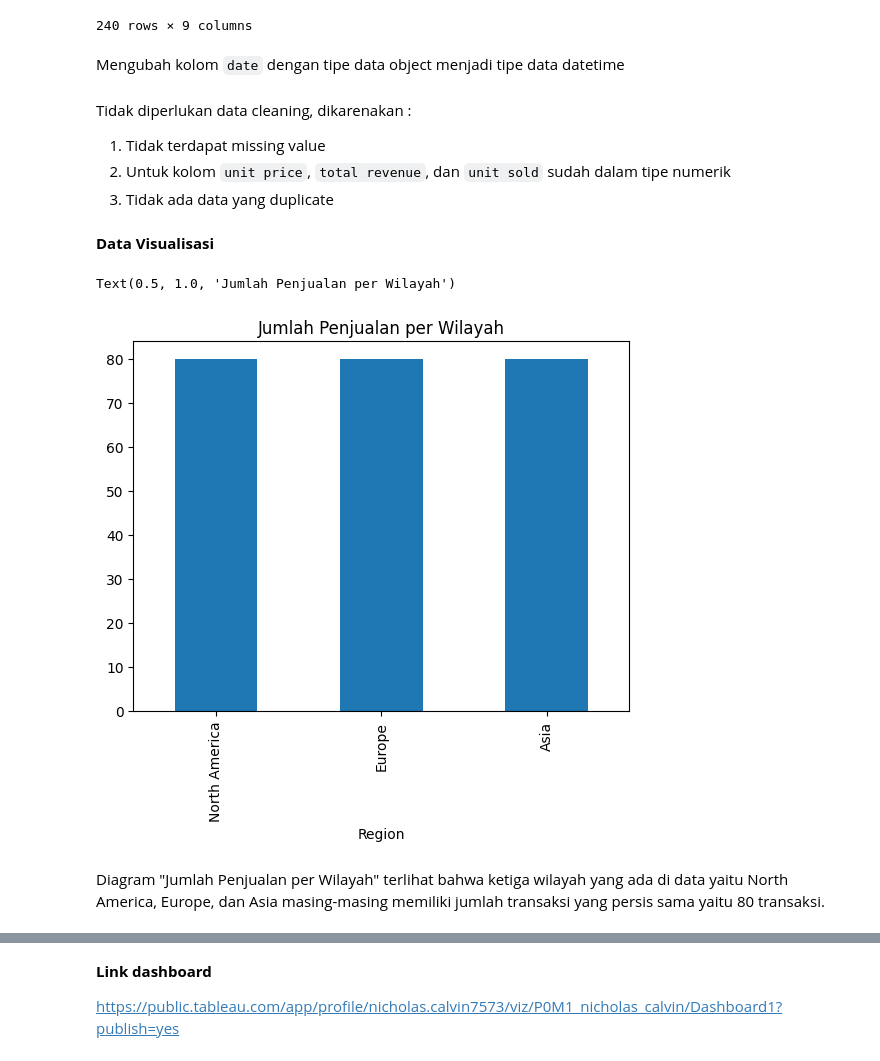
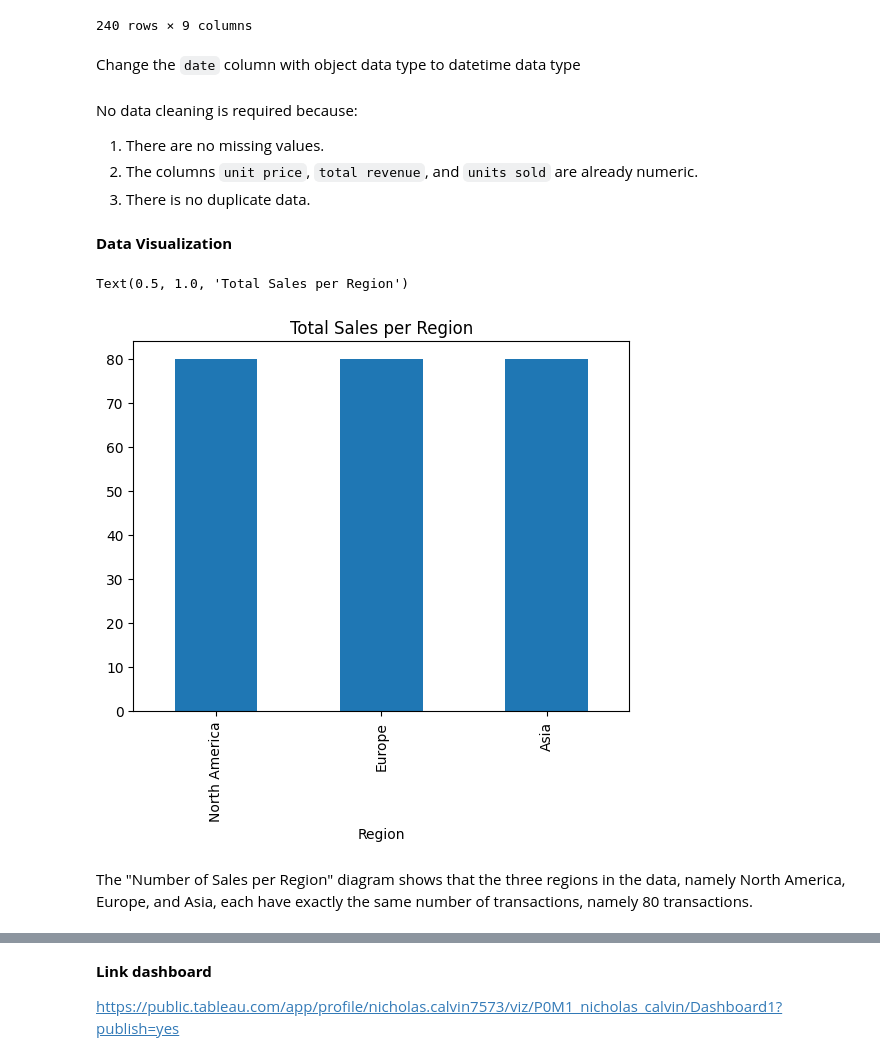
Before and after one commit to nicho365/OnlineSalesAnalytics, a Jupyter notebook: P0M1_nicholas_calvin.ipynb, the cells around one changed output, grey strips where cells are left out. Cells and saved outputs as stored; diff of their text form; code cells hidden in the pictures.

```diff
--- a/P0M1_nicholas_calvin.ipynb
+++ b/P0M1_nicholas_calvin.ipynb
@@ -75,26 +75,26 @@ None
 | 239 | 10240 | 2024-08-27 | Sports | Yeti Rambler 20 oz Tumbler | 2 | 29.99 | 59.98 | ... |
 240 rows × 9 columns
 # %% [markdown]
-Mengubah kolom `date` dengan tipe data object menjadi tipe data datetime
+Change the `date` column with object data type to datetime data type
 # %%
 df['Date'] = pd.to_datetime(df['Date'])
 # %% [markdown]
-Tidak diperlukan data cleaning, dikarenakan :
-1. Tidak terdapat missing value
-2. Untuk kolom `unit price`, `total revenue`, dan `unit sold` sudah dalam tipe numerik
-3. Tidak ada data yang duplicate
+No data cleaning is required because:
+1. There are no missing values.
+2. The columns `unit price`, `total revenue`, and `units sold` are already numeric.
+3. There is no duplicate data.
 # %% [markdown]
-**Data Visualisasi**
+**Data Visualization**
 # %%
 fig, ax = plt.subplots()
 transaction = df["Region"].value_counts()
 transaction.plot(kind="bar")
-ax.set_title("Jumlah Penjualan per Wilayah")
+ax.set_title("Total Sales per Region")
 # %% [output]
-Text(0.5, 1.0, 'Jumlah Penjualan per Wilayah')
+Text(0.5, 1.0, 'Total Sales per Region')
-[figure, old version]
+[figure, new version]
 # %% [markdown]
-Diagram "Jumlah Penjualan per Wilayah" terlihat bahwa ketiga wilayah yang ada di data yaitu North America, Europe, dan Asia masing-masing memiliki jumlah transaksi yang persis sama yaitu 80 transaksi.
+The "Number of Sales per Region" diagram shows that the three regions in the data, namely North America, Europe, and Asia, each have exactly the same number of transactions, namely 80 transactions.
 # %%
 fig, ax = plt.subplots()
 df["Month"] = df["Date"].dt.to_period("M")
```
Also changed, not shown: parts of 15 cells of this notebook.
